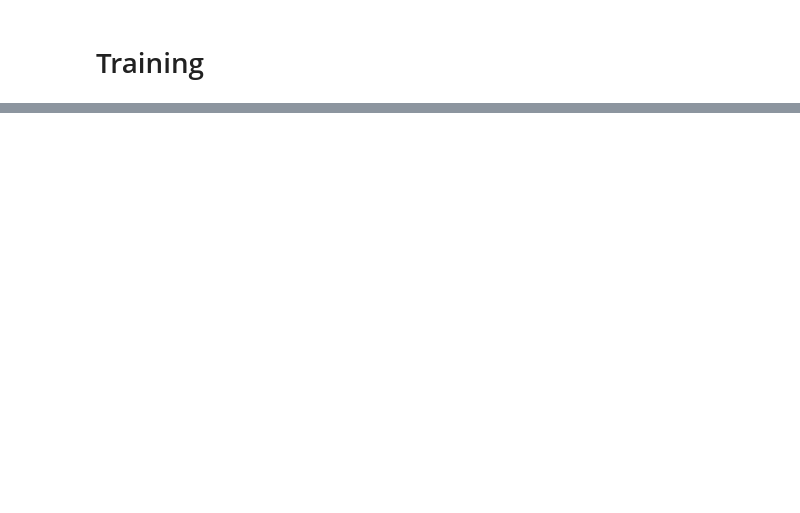
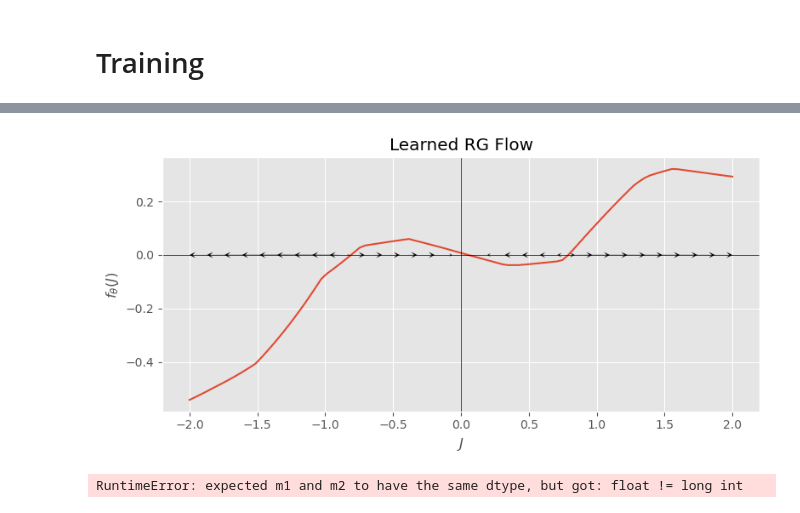
Before and after one commit to jshe2304/dlrg, a Jupyter notebook: train.ipynb, the cells around one changed output, grey strips where cells are left out. Drawn from its saved outputs; the diff is of its cells as text; code cells hidden in the pictures; blank space fills up the shorter version.

```diff
--- a/train.ipynb
+++ b/train.ipynb
@@ -216,0 +182,61 @@ ax.set_ylabel(rf'$J_{index1}$')
+# %%
+flow.eval()
+
+if n_couplers == 1:
+    xlim = (-2, 2)
+
+    fig, ax = plots.plot1d(flow, xlim=xlim, device=device)
+
+    ax.set_ylabel(r'$f_{\theta}(J)$')
+    ax.set_xlabel(r'$J$')
+    ax.set_title(r'Learned RG Flow')
+
+
+    x = torch.linspace(*xlim, 32, device=device).unsqueeze(1)
+    fx = flow(x).cpu().detach()
+    x = x.cpu()
+    ax.quiver(x, torch.zeros_like(x), fx, torch.zeros_like(fx), pivot='tip', width=0.0001, headwidth=100, headlength=100, headaxislength=50, color='black')
+
+else:
+    fig, axs = plots.nd_flows(
+        flow,
+        lambda grid: -torch.log(sampler.potential(grid)),
+        n_couplers,
+        xlim=(-1.5, 1.5),
+        ylim=(-1.5, 1.5),
+        res=128
+    )
+
+    fig.suptitle(r'Flows and $- \log || f_{\theta} ||$ on the Coordinate Planes', size=24)
+
+fig.tight_layout()
+
+fig.savefig(f'figures/{representation}_flows.png')
+# %% [output]
+[figure, added]
+# %%
+x, y = torch.meshgrid(
+    torch.linspace(0, 1.5, 100, requires_grad=False),
+    torch.linspace(-0.3, 0.3, 100, requires_grad=False),
+    indexing='xy'
+)
+
+grid = torch.stack((x, y), dim=2).to(device)
+
+mapping = torch.tensor(
+    [[1, 0, 0, 0, 0],
+     [0, 1, 1, 1, 1]],
+    device=device
+)
+
+flow_grid = (flow(grid @ mapping) @ mapping.t()).cpu().detach()
+
+plt.streamplot(
+    x.numpy(), y.numpy(),
+    flow_grid[:, :, 0], flow_grid[:, :, 1],
+    density=2,
+    linewidth=0.5,
+    color='black'
+)
+# %% [output]
+RuntimeError: expected m1 and m2 to have the same dtype, but got: float != long int
```
Also changed, not shown: parts of 14 cells of this notebook, 31 other files.
